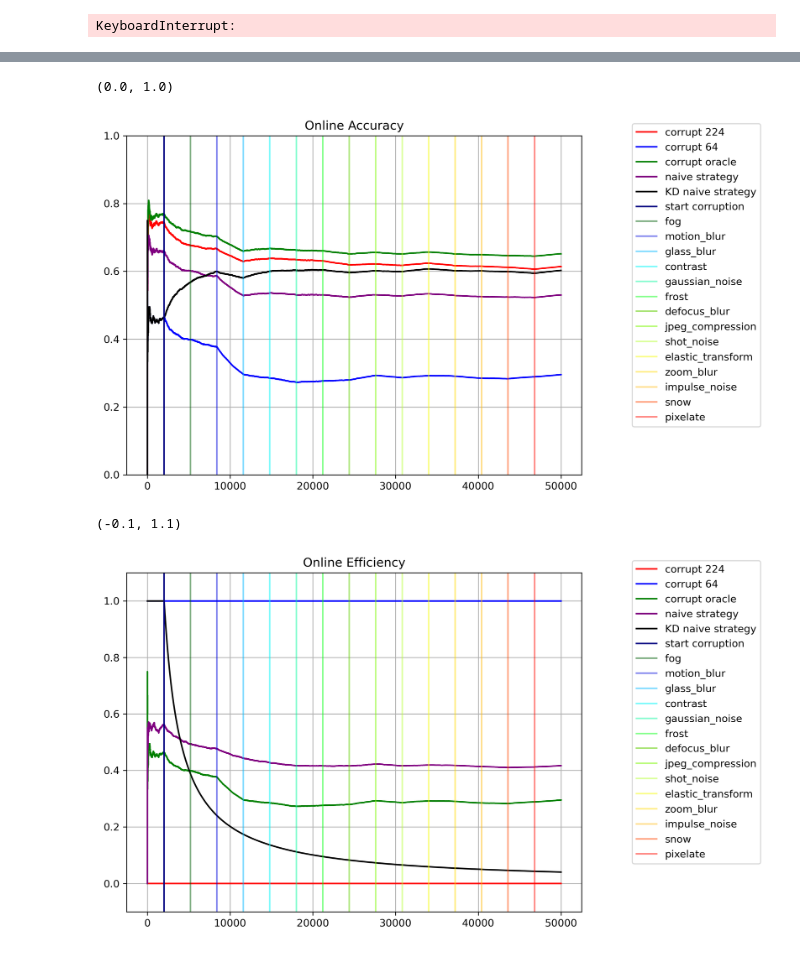
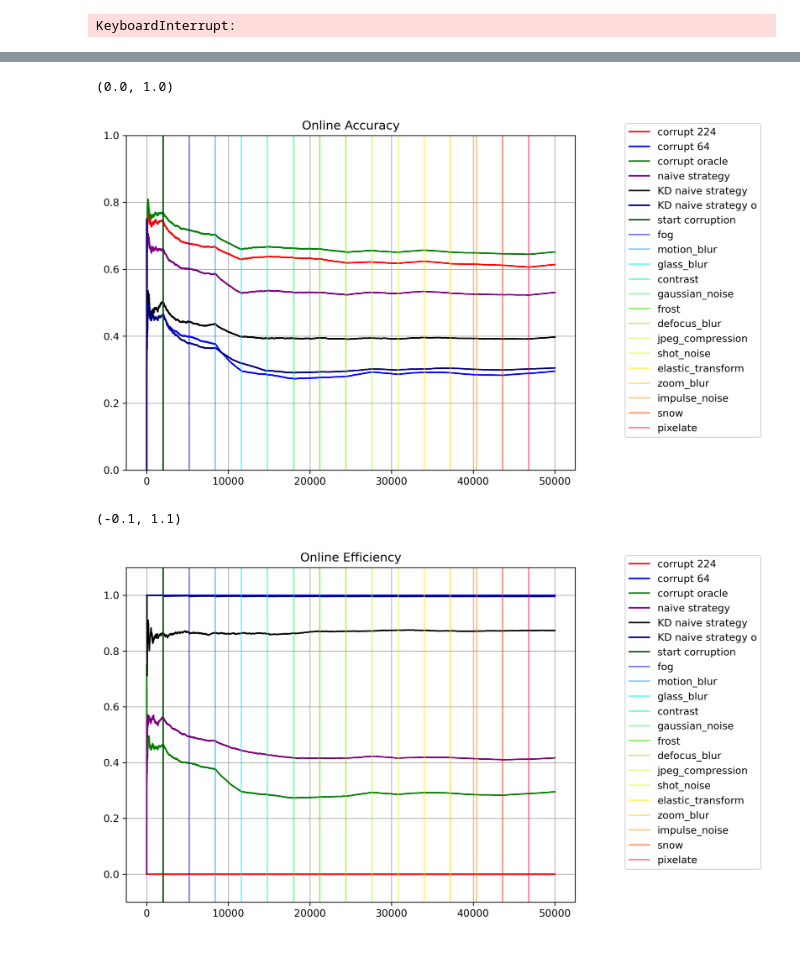
Before and after one commit to Geffen-Cooper/continual_learning_playground, a Jupyter notebook: src/test_time_kd/test_corruptions.ipynb, the cells around one changed output, grey strips where cells are left out. Cells and saved outputs as stored; diff of their text form; code cells hidden in the pictures.

```diff
--- a/src/test_time_kd/test_corruptions.ipynb
+++ b/src/test_time_kd/test_corruptions.ipynb
@@ -71,7 +71,7 @@ for corr in corruptions:
 #     #             param.requires_grad = False
 # sum(p.numel() for p in model64.parameters() if p.requires_grad)
 
-train_split, val_split = torch.utils.data.random_split(corr_val_loaders64[9].dataset, [8, 50000-8])
+train_split, val_split = torch.utils.data.random_split(corr_val_loaders64[0].dataset, [16, 50000-16])
 train_loader = torch.utils.data.DataLoader(train_split, batch_size=1, shuffle=True, pin_memory=True,num_workers=4)
 val_loader = torch.utils.data.DataLoader(val_split, batch_size=128, shuffle=True, pin_memory=True,num_workers=4)
 train(model64,train_loader,val_loader,'cuda',0.002,grad_accum=8)
@@ -1583,6 +1599,8 @@ plt.ylim([0,1])
 import copy
 model64_KD = copy.deepcopy(model64)
 model64_KD.eval()
+model64_KD_o = copy.deepcopy(model64)
+model64_KD_o.eval()
 # # freeze parameters other than last layer
 # for i,c in enumerate(model64_KD.children()):
 #     if i == 2:
@@ -1935,6 +2116,7 @@ ax1.plot(idxs,corr_oracle_acc,label='corrupt oracle',color='green')
 # ax1.plot(idxs,corr_online_acc64,label='corrupted 64',color='green')
 ax1.plot(idxs,corr_naive_online_acc,label='naive strategy',color='purple')
 ax1.plot(idxs,corr_online_acc_KD,label='KD naive strategy',color='black')
+ax1.plot(idxs,corr_online_acc_KD_o,label='KD naive strategy o',color='yellow')
 # ax1.plot(idxs,corr_online_acc_NCM,label='NCM naive strategy',color='orange')
 ax1.axvline(x = transition_points[0], color = 'orange', label = 'start corruption')
 for i,x in enumerate(transition_points[1:]):
@@ -1958,41 +2140,42 @@ plt.title("Online Accuracy")
 plt.ylim([0,1])
 # %% [output]
 (0.0, 1.0)
-[figure, old version]
+[figure, new version]
 # %%
 fig1 = plt.figure(figsize=(8,6))
 ax1 = fig1.add_subplot(111)
 ax1.plot(idxs,corr_online_efficiency,label='corrupt 224',color='red')
 ax1.plot(idxs,corr_online_efficiency64,label='corrupt 64',color='blue')
 ax1.plot(idxs,corr_oracle_efficiency,label='corrupt oracle',color='green')
 # ax1.plot(idxs,corr_online_acc,label='corrupted 224',color='black')
 # ax1.plot(idxs,corr_online_acc64,label='corrupted 64',color='green')
 ax1.plot(idxs,corr_naive_efficiency,label='naive strategy',color='purple')
 ax1.plot(idxs,corr_online_efficiency_KD,label='KD naive strategy',color='black')
+ax1.plot(idxs,corr_online_efficiency_KD_o,label='KD naive strategy o',color='yellow')
 # ax1.plot(idxs,corr_online_efficiency_NCM,label='NCM naive strategy',color='orange')
 ax1.axvline(x = transition_points[0], color = 'orange', label = 'start corruption')
 for i,x in enumerate(transition_points[1:]):
     plt.axvline(x =x, label = corruptions[rand_corr_order[i]],alpha=0.5)
 colormap = plt.cm.gist_ncar #nipy_spectral, Set1,Paired
 colors = [colormap(i) for i in np.linspace(0, 1,len(ax1.lines))]
 for i,j in enumerate(ax1.lines[5:]):
     j.set_color(colors[i])
 
 # ax2 = ax1.twinx()
 # px = overconfident_locations
 # py = [naive_online_acc[x] for x in px]
 # # plt.scatter(px,py,s=0.5,c='r')
 # ax2.hist(px,bins=100,alpha=0.2)
 ax1.legend(bbox_to_anchor=(1.1, 1.05))
 # ax1.set_ylabel("Online Accuracy")
 # ax2.set_ylabel("# overconfident images")
 # ax1.set_xlabel("Image Index")
 plt.grid()
 plt.title("Online Efficiency")
 plt.ylim([-0.1,1.1])
 # %% [output]
 (-0.1, 1.1)
-[figure, old version]
+[figure, new version]
 # %%
 fig1 = plt.figure(figsize=(8,6))
 ax1 = fig1.add_subplot(111)
```
Also changed, not shown: parts of 9 cells of this notebook, 2 other files.
